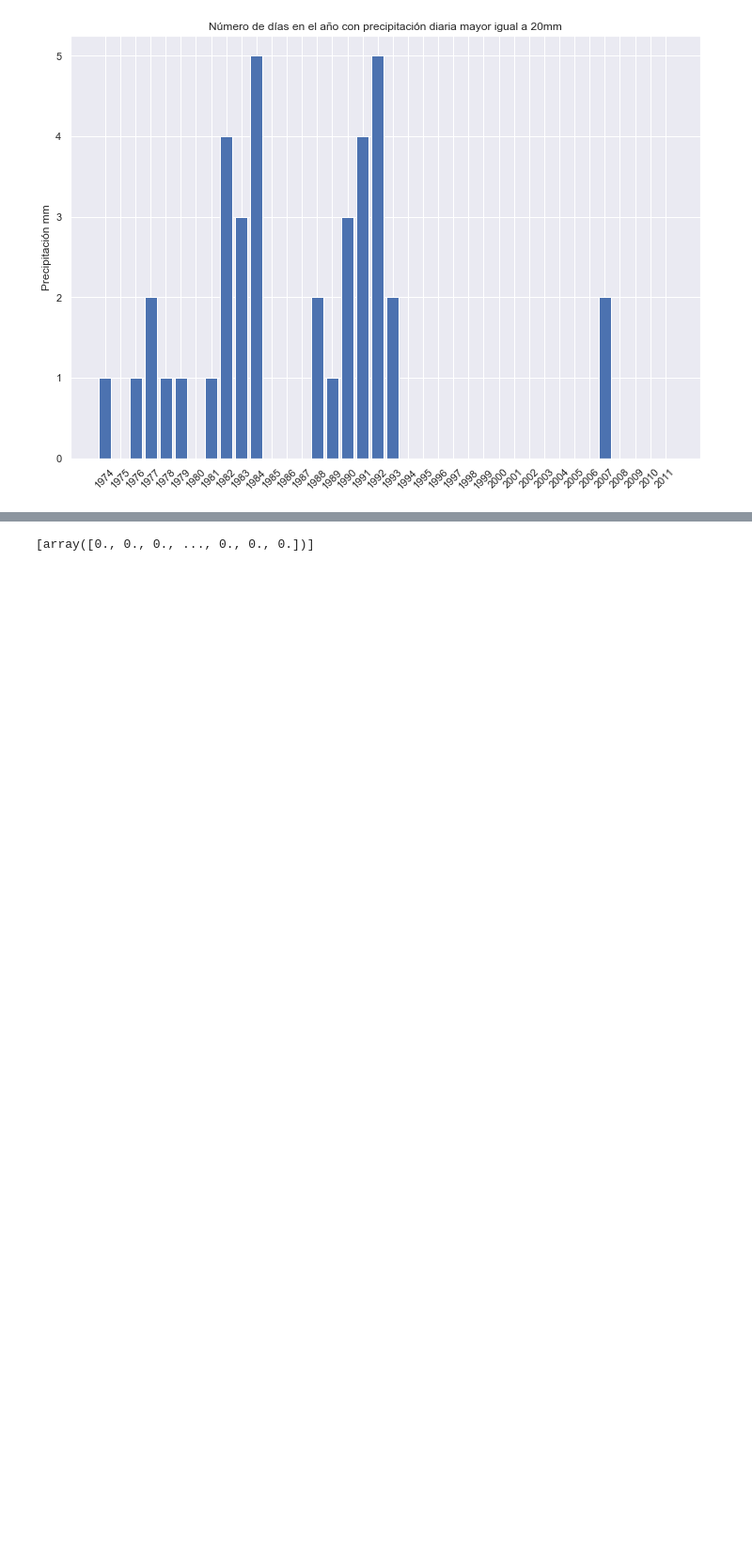
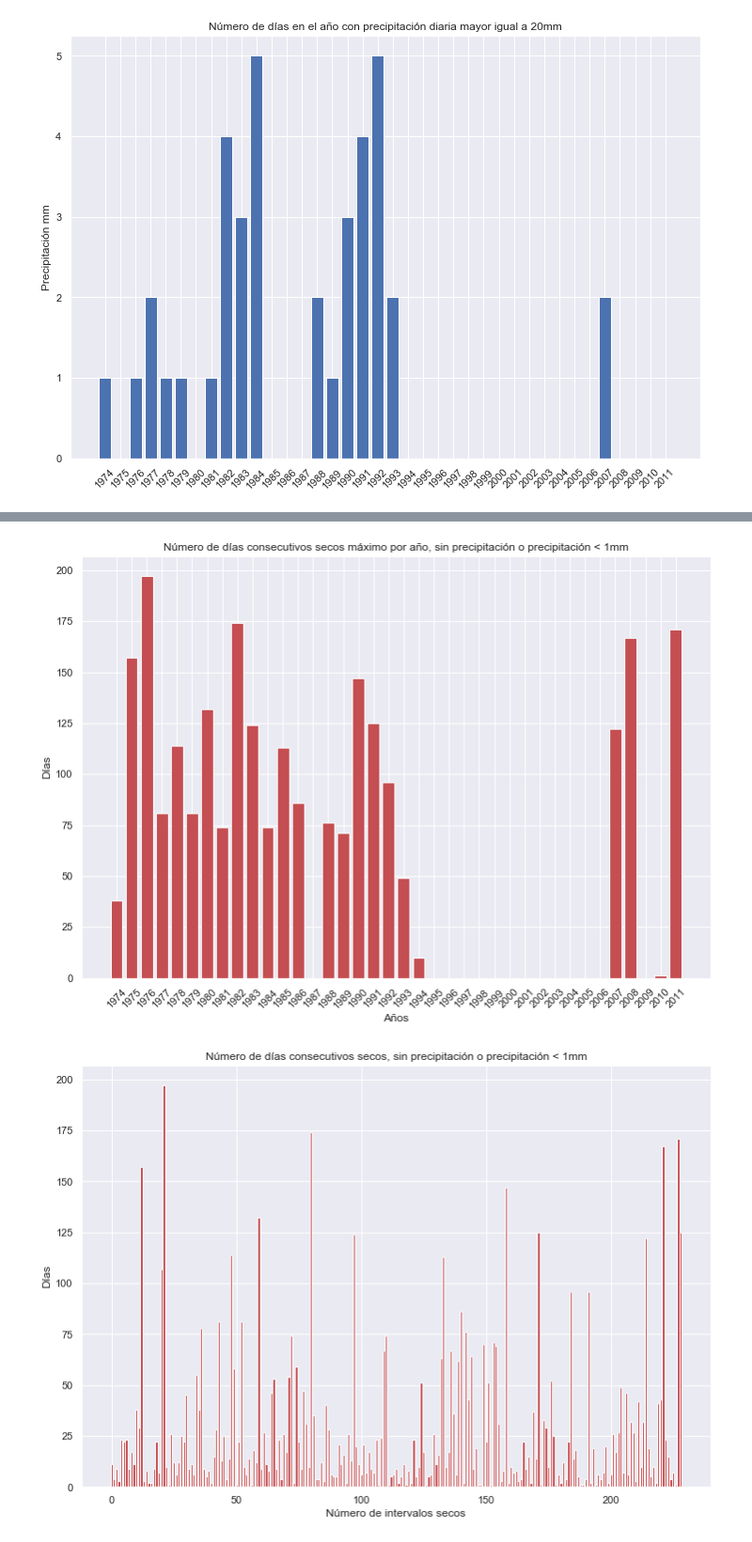
Before and after one commit to FidelNavarro/computacional, a Jupyter notebook: Actividad5/Actividad5.ipynb, the cells around one changed output, grey strips where cells are left out. Shown at 94% size. Drawn from its saved outputs; the diff is of its cells as text; code cells hidden in the pictures; blank space fills up the shorter version.

```diff
--- a/Actividad5/Actividad5.ipynb
+++ b/Actividad5/Actividad5.ipynb
@@ -970,11 +1007,63 @@ SyntaxError: invalid syntax (<ipython-input-129-1554d226b3a9>, line 11)
-# %%
-#df.TMAX.cumsum()
-data=[]
-w=5
-k=np.ones(w)
-j=np.convolve(df['PRECIP'],k)[:-w+1]
-data.append(j)
-data
-#df3=pd.DataFrame({data})
-# %% [output]
-[array([0., 0., 0., ..., 0., 0., 0.])]
+# %%
+#CDD: Número de días consecutivos secos, sin precipitación o precipitación < 1mm.
+
+datos1=[]
+datos2=[]
+datos3=[]
+count=[]
+p=[]
+v=c=0
+for i in range (0,38):
+    p.append(1974+i)
+    df3=pd.DataFrame({"PRECIP" : df[df.AÑO==1974+i].PRECIP})
+    k=len(df3)
+    df3.index = np.arange(0,k)
+    for c in range (0,k):
+        j1=df3.PRECIP[c]
+
+        if (j1 < 1):
+            v= v+1
+        else:
+            b=b+1
+            if (v !=0):
+                datos1.append(v)
+                datos2.append(v)
+            v=0
+    df4=pd.DataFrame({"P" : datos2})
+    f=df4.P.max()
+    datos3.append(f)
+    datos2=[]
+
+    df4=pd.DataFrame({"AÑO" : p, "NOPRECIP" : datos3})
+
+x=df4.AÑO
+y=np.arange(len(df4))
+p=df4.NOPRECIP
+
+plt.bar(y,p, align='center', color="r")
+plt.xticks(y, x, rotation=45)
+plt.xlabel("Años")
+plt.ylabel('Días')
+plt.title("Número de días consecutivos secos máximo por año, sin precipitación o precipitación < 1mm")
+plt.show()
+
+
+df5=pd.DataFrame({"NOPRECIP" : datos1})
+for i in range (0, len(df5)):
+    count.append(i)
+
+df5=pd.DataFrame({"N" : count, "NOPRECIP" : datos1})
+
+
+x=df5.N
+y=np.arange(len(df5))
+p=df5.NOPRECIP
+
+plt.bar(y,p, align='center', color="r")
+plt.xlabel("Número de intervalos secos")
+plt.ylabel('Días')
+plt.title("Número de días consecutivos secos, sin precipitación o precipitación < 1mm")
+plt.show()
+# %% [output]
+[figure, added]
+[figure, added]
```
Also changed, not shown: parts of 11 cells of this notebook.
